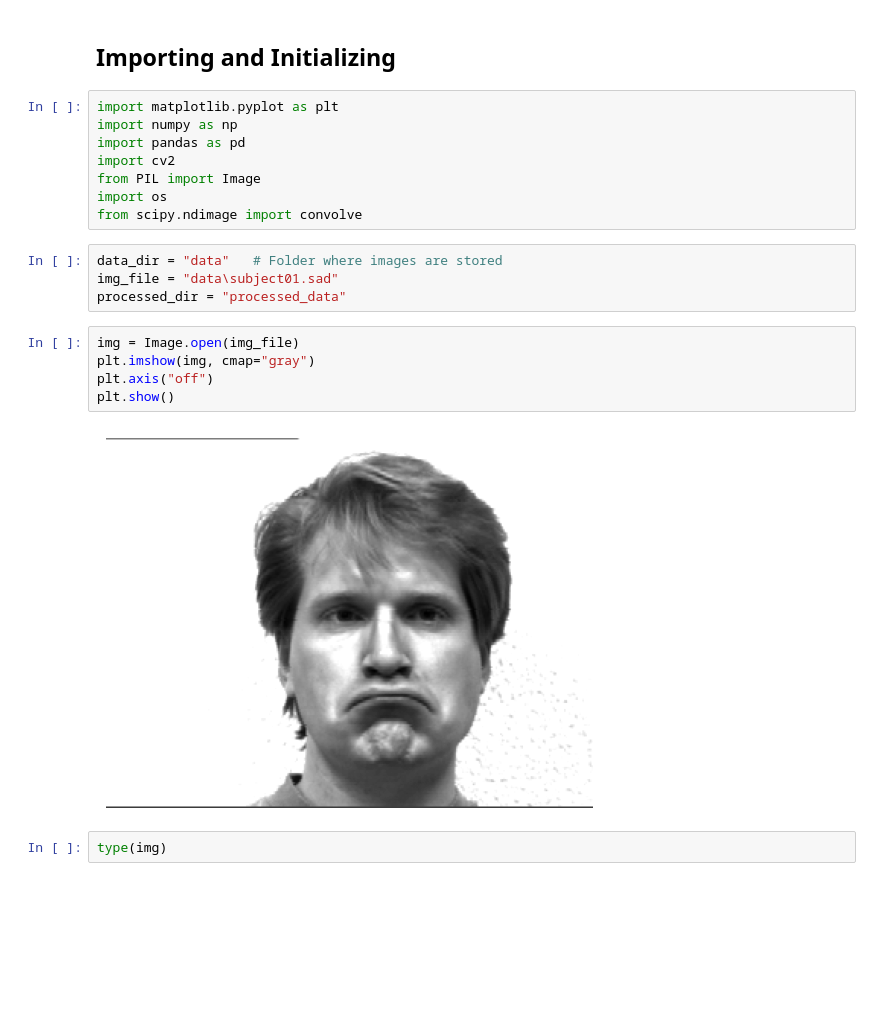
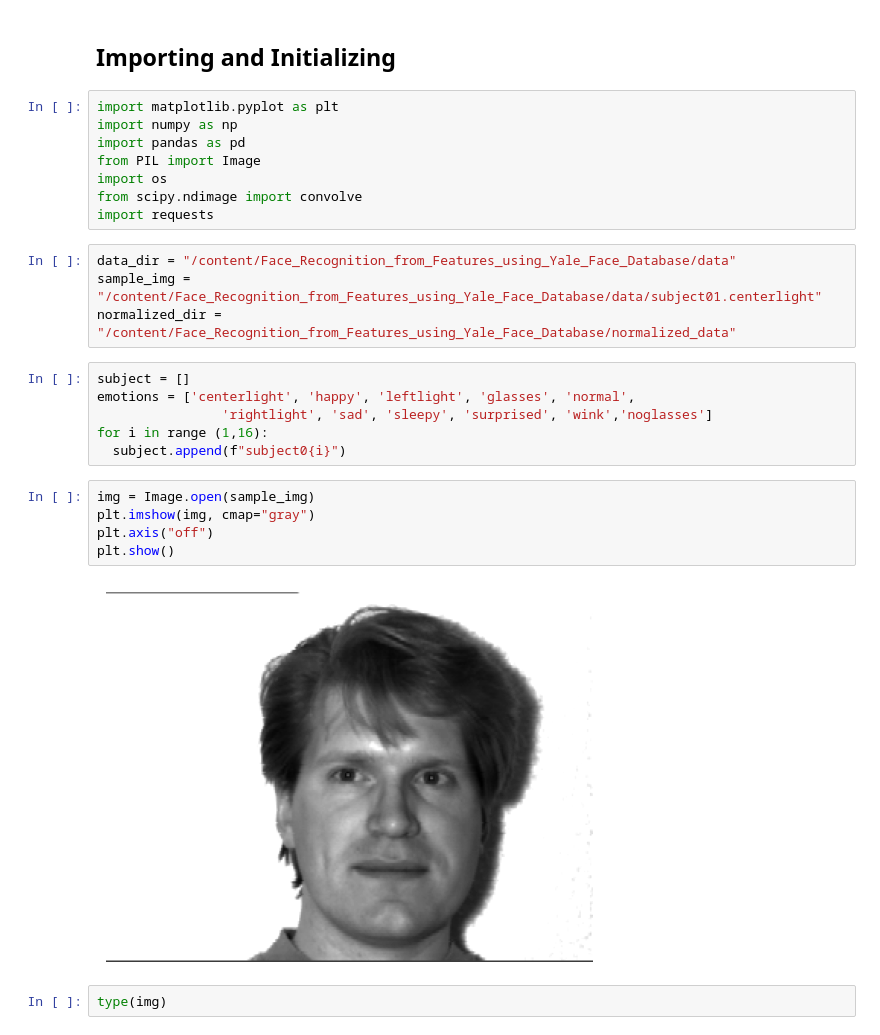
Before and after one commit to sinhajiya/Face_Recognition_from_Features_using_Yale_Face_Database, a Jupyter notebook: codes/main.ipynb, the cells around one changed output. Drawn from its saved outputs; the diff is of its cells as text; blank space fills up the shorter version.

```diff
--- a/codes/main.ipynb
+++ b/codes/main.ipynb
@@ -4,21 +18,27 @@
 import matplotlib.pyplot as plt
 import numpy as np
 import pandas as pd
-import cv2
 from PIL import Image
 import os
 from scipy.ndimage import convolve
+import requests
-# %%
-data_dir = "data"   # Folder where images are stored
-img_file = "data\subject01.sad"
-processed_dir = "processed_data"
+# %%
+data_dir = "/content/Face_Recognition_from_Features_using_Yale_Face_Database/data"
+sample_img = "/content/Face_Recognition_from_Features_using_Yale_Face_Database/data/subject01.centerlight"
+normalized_dir = "/content/Face_Recognition_from_Features_using_Yale_Face_Database/normalized_data"
+# %%
+subject = []
+emotions = ['centerlight', 'happy', 'leftlight', 'glasses', 'normal',
+                'rightlight', 'sad', 'sleepy', 'surprised', 'wink','noglasses']
+for i in range (1,16):
+  subject.append(f"subject0{i}")
 # %%
-img = Image.open(img_file)
+img = Image.open(sample_img)
 plt.imshow(img, cmap="gray")
 plt.axis("off")
 plt.show()
 # %% [output]
-[figure, old version]
+[figure, new version]
 # %%
 type(img)
 # %% [output]
```
Also changed, not shown: parts of 31 cells of this notebook, 1 other file.
